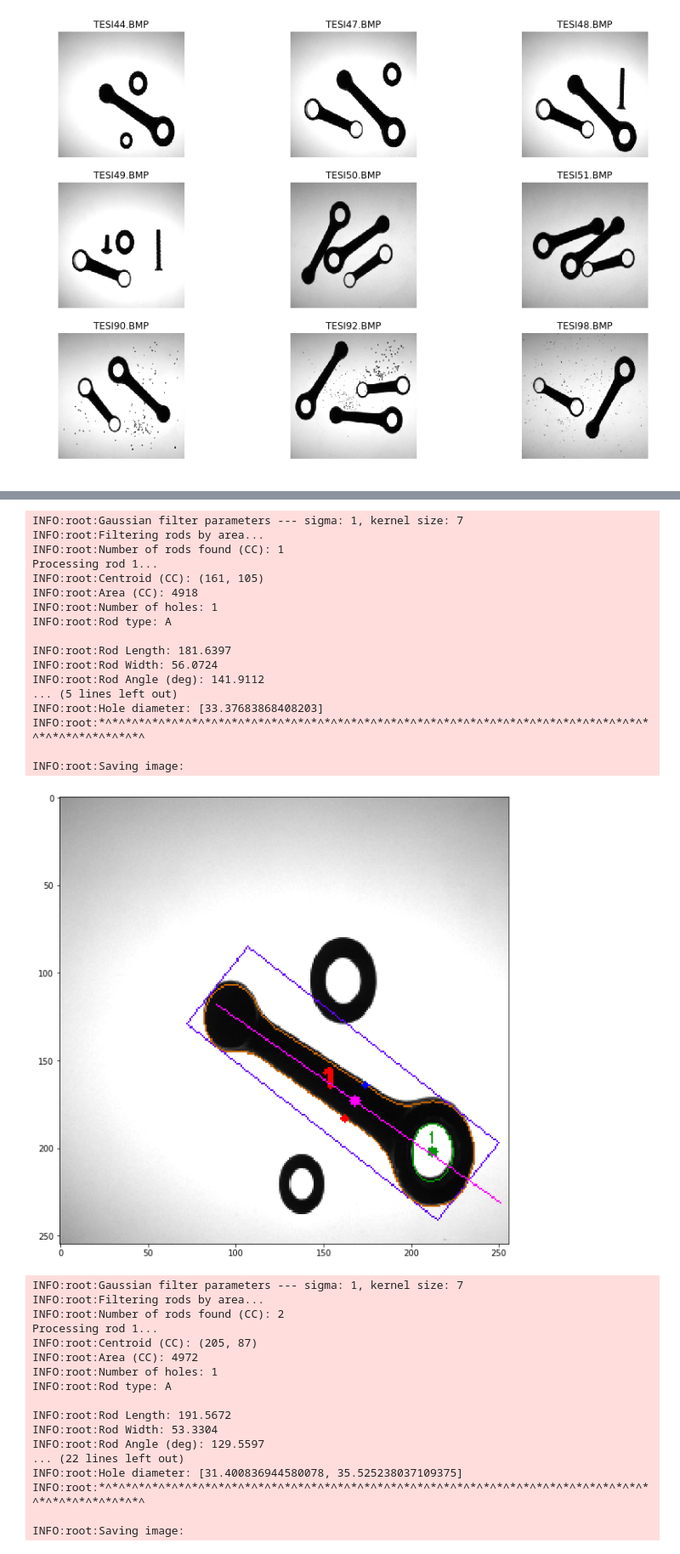
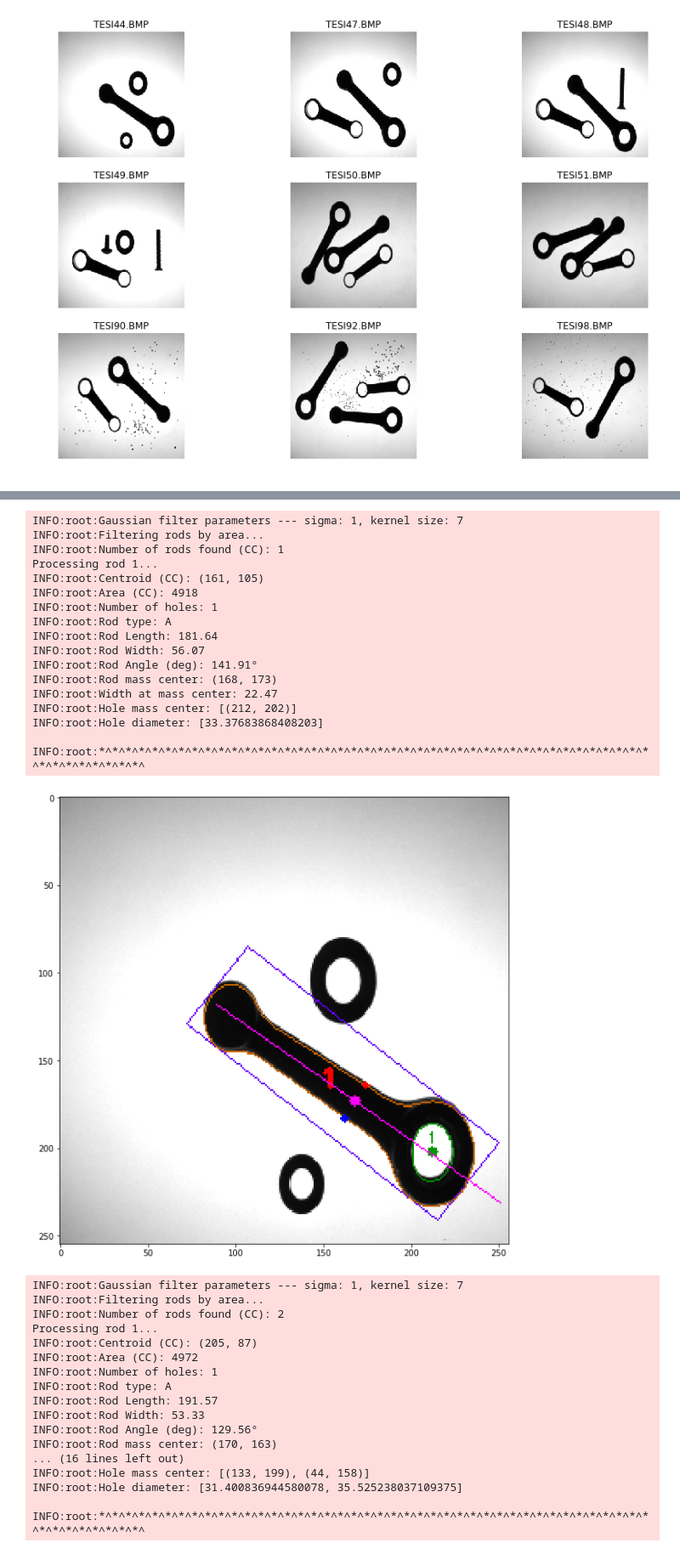
Before and after one commit to Erhtric/motorod-inspection, a Jupyter notebook: VisuInspConnRods.ipynb, the cells around one changed output, grey strips where cells are left out. Shown at 85% size. Saved outputs shown, nothing was run; the diff lists cells and outputs as text; code cells hidden in the pictures.

```diff
--- a/VisuInspConnRods.ipynb
+++ b/VisuInspConnRods.ipynb
@@ -89,8 +93,0 @@ COMPLETE DESCRIPTION.
-# %%
-from src.rod_detection import detect_rods_blob
-
-# Detects the rods for a single image, it outputs the various steps
-# rod_info = detect_rods_blob(images_1[5], name=task1_names[5])
-
-for i in range(6):
-    rod_info = detect_rods_blob(images_1[i])
@@ -115,0 +154,6 @@ plt.show()
+# %%
+from src.rod_detection import detect_rods_blob
+
+results = {}
+for i in range(6):
+    results[i] = detect_rods_blob(images_1[i], visualize=True)
@@ -116,25 +284,26 @@ plt.show()
 # %%
 for i in range(9):
-    rod_info = detect_rods_blob(images_2[i], min_area=1500, detect_contact_pts=True)
+    rod_info = detect_rods_blob(
+        images_2[i], min_area=1500, detect_contact_pts=True)
 # %% [output]
 INFO:root:Gaussian filter parameters --- sigma: 1, kernel size: 7
 INFO:root:Filtering rods by area...
 INFO:root:Number of rods found (CC): 1
 Processing rod 1...
 INFO:root:Centroid (CC): (161, 105)
 INFO:root:Area (CC): 4918
 INFO:root:Number of holes: 1
 INFO:root:Rod type: A
+INFO:root:Rod Length: 181.64
+INFO:root:Rod Width: 56.07
+INFO:root:Rod Angle (deg): 141.91°
+INFO:root:Rod mass center: (168, 173)
+INFO:root:Width at mass center: 22.47
+INFO:root:Hole mass center: [(212, 202)]
+INFO:root:Hole diameter: [33.37683868408203]
 
-INFO:root:Rod Length: 181.6397
-INFO:root:Rod Width: 56.0724
-INFO:root:Rod Angle (deg): 141.9112
-... (5 lines left out)
-INFO:root:Hole diameter: [33.37683868408203]
 INFO:root:*^*^*^*^*^*^*^*^*^*^*^*^*^*^*^*^*^*^*^*^*^*^*^*^*^*^*^*^*^*^*^*^*^*^*^*^*^*^*^*^*^*^*^*^*^*^*^*^*^*^
-
-INFO:root:Saving image:
-[figure, old version]
+[figure, new version]
 INFO:root:Gaussian filter parameters --- sigma: 1, kernel size: 7
 INFO:root:Filtering rods by area...
 INFO:root:Number of rods found (CC): 2
@@ -143,12 +312,12 @@ INFO:root:Centroid (CC): (205, 87)
 INFO:root:Area (CC): 4972
 INFO:root:Number of holes: 1
 INFO:root:Rod type: A
+INFO:root:Rod Length: 191.57
+INFO:root:Rod Width: 53.33
+INFO:root:Rod Angle (deg): 129.56°
+INFO:root:Rod mass center: (170, 163)
+... (16 lines left out)
+INFO:root:Hole mass center: [(133, 199), (44, 158)]
+INFO:root:Hole diameter: [31.400836944580078, 35.525238037109375]
 
-INFO:root:Rod Length: 191.5672
-INFO:root:Rod Width: 53.3304
-INFO:root:Rod Angle (deg): 129.5597
-... (22 lines left out)
-INFO:root:Hole diameter: [31.400836944580078, 35.525238037109375]
 INFO:root:*^*^*^*^*^*^*^*^*^*^*^*^*^*^*^*^*^*^*^*^*^*^*^*^*^*^*^*^*^*^*^*^*^*^*^*^*^*^*^*^*^*^*^*^*^*^*^*^*^*^
-
-INFO:root:Saving image:
```
Also changed, not shown: parts of 15 cells of this notebook, 6 other files.
